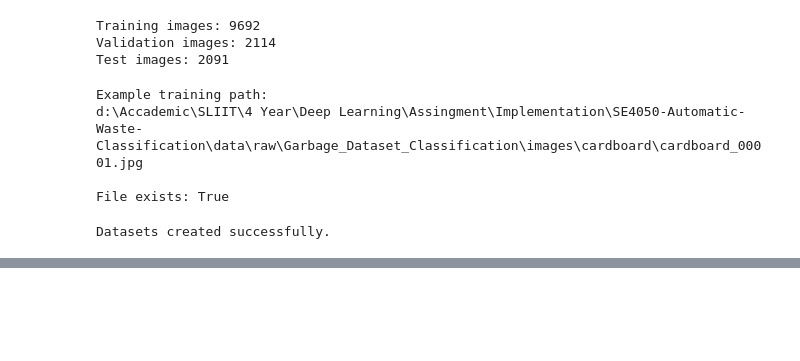
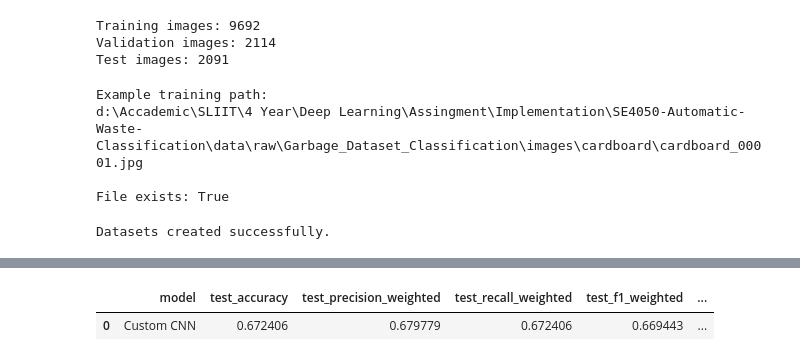
Before and after one commit to EMNIPUN/SE4050-Automatic-Waste-Classification, a Jupyter notebook: notebooks/02_CNN.ipynb, the cells around one changed output, grey strips where cells are left out. Drawn from its saved outputs; the diff is of its cells as text; code cells hidden in the pictures; blank space fills up the shorter version.

```diff
--- a/notebooks/02_CNN.ipynb
+++ b/notebooks/02_CNN.ipynb
@@ -126,0 +643,29 @@ Datasets created successfully.
+# %%
+RESULTS_DIR = PROJECT_ROOT / "results" / "metrics"
+RESULTS_DIR.mkdir(parents=True, exist_ok=True)
+
+cnn_results = pd.DataFrame([{
+    "model": "Custom CNN",
+    "test_accuracy": test_accuracy,
+    "test_precision_weighted": test_precision,
+    "test_recall_weighted": test_recall,
+    "test_f1_weighted": test_f1,
+    "test_roc_auc_weighted": test_roc_auc,
+    "best_val_accuracy": best_acc,
+    "best_val_accuracy_epoch": best_acc_epoch,
+    "best_val_loss": best_loss,
+    "best_val_loss_epoch": best_loss_epoch,
+    "training_time_seconds": training_time,
+    "training_time_minutes": training_time / 60,
+    "epochs_trained": len(history.history["loss"])
+}])
+
+cnn_results.to_csv(
+    RESULTS_DIR / "custom_cnn_results.csv",
+    index=False
+)
+
+cnn_results
+# %% [output]
+|  | model | test_accuracy | test_precision_weighted | test_recall_weighted | test_f1_weighted | ... |
+| 0 | Custom CNN | 0.672406 | 0.679779 | 0.672406 | 0.669443 | ... |
```
Also changed, not shown: parts of 22 cells of this notebook, 1 other file.
